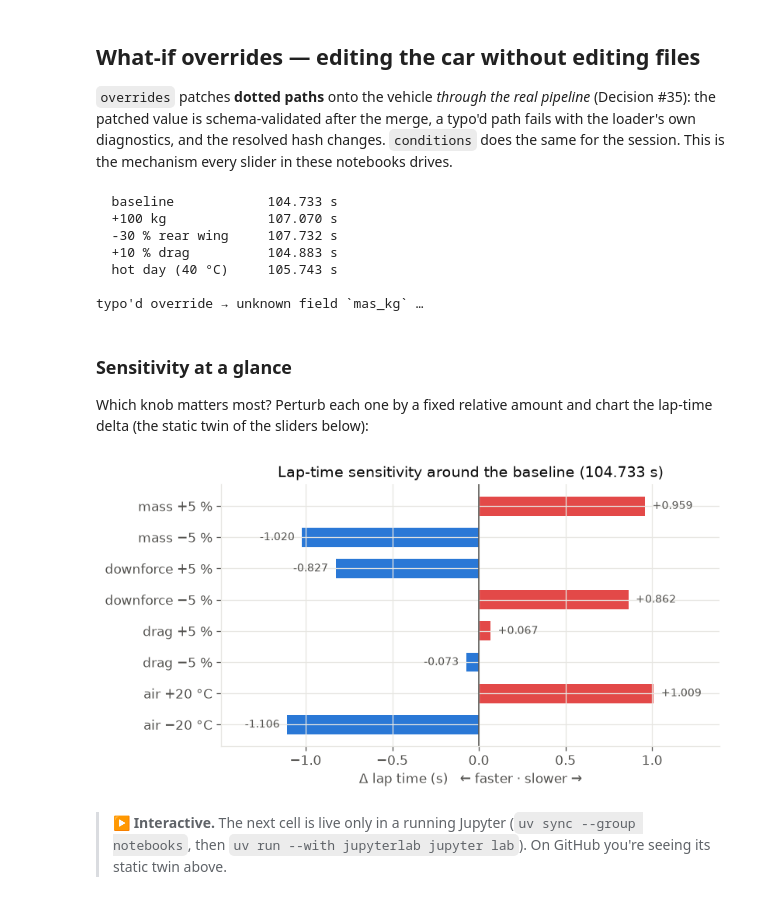
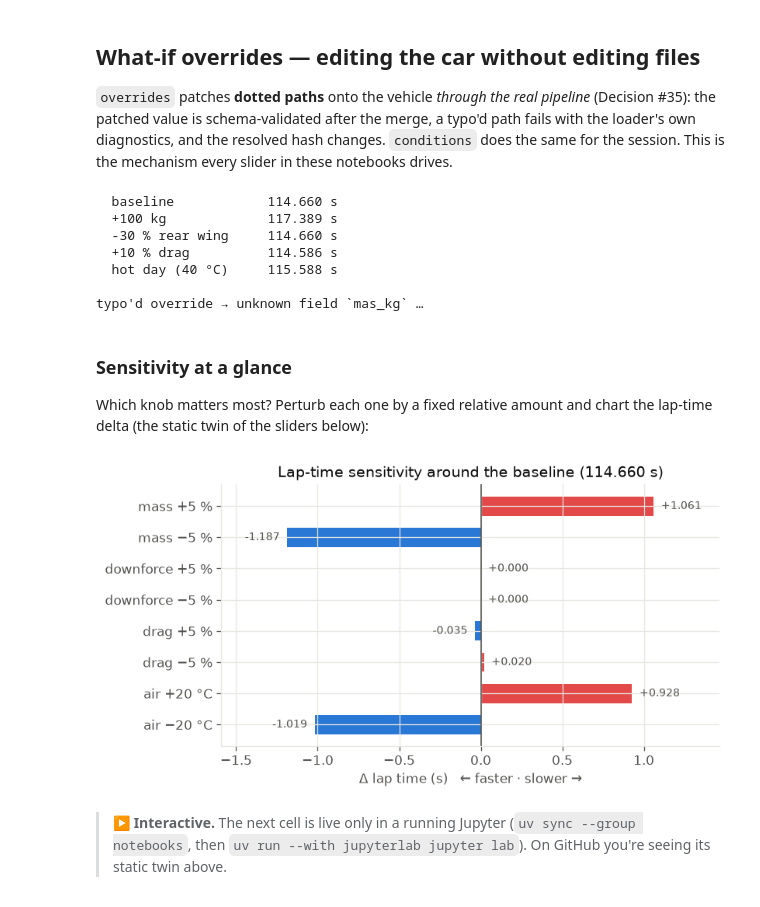
Before and after one commit to KMoula30/outlap, a Jupyter notebook: notebooks/01_car_as_data.ipynb, the cells around one changed output. Drawn from its saved outputs; the diff is of its cells as text; code cells hidden in the pictures.

```diff
--- a/notebooks/01_car_as_data.ipynb
+++ b/notebooks/01_car_as_data.ipynb
@@ -25,6 +25,12 @@ def _find_root(start: Path) -> Path:
 
 
 ROOT = _find_root(Path.cwd())
+
+# CI-speed solver pin for this notebook's parameter sweeps: every distinct override/conditions
+# combination is a new resolved car and regenerates its g-g-g-v envelope (the cold assembly step),
+# so the sweeps here run the point-mass tier on a coarse envelope. The production default
+# (tier t1, 40x25x7 grid) is what `solve_lap_dataset(...)` gives with no arguments.
+FAST = dict(tier="t0", sim={"envelope": {"v_points": 8, "ax_points": 7, "g_normal_points": 2}})
 
 # Validated reference palette (light mode) — same style as the tour notebook.
 INK, INK2, GRID = "#0b0b0b", "#52514e", "#e7e6e2"
@@ -157,7 +163,7 @@ experiments = {
     "hot day (40 °C)": {"conditions": {"air": {"temperature_c": 40.0}}},
 }
 for label, kw in experiments.items():
-    lap = solve_lap_dataset(VEH, track, **kw)
+    lap = solve_lap_dataset(VEH, track, **kw, **FAST)
     print(f"  {label:18s} {lap.attrs['lap_time_s']:8.3f} s")
 
 # A typo'd path is an error, not a silent no-op:
@@ -166,11 +172,11 @@ try:
 except ValueError as e:
     print("\ntypo'd override →", str(e).splitlines()[0][:90], "…")
 # %% [output]
-  baseline            104.733 s
-  +100 kg             107.070 s
-  -30 % rear wing     107.732 s
-  +10 % drag          104.883 s
-  hot day (40 °C)     105.743 s
+  baseline            114.660 s
+  +100 kg             117.389 s
+  -30 % rear wing     114.660 s
+  +10 % drag          114.586 s
+  hot day (40 °C)     115.588 s
 
 typo'd override → unknown field `mas_kg` …
 # %% [markdown]
@@ -179,38 +185,38 @@ typo'd override → unknown field `mas_kg` …
 Which knob matters most? Perturb each one by a fixed relative amount and chart the lap-time
 delta (the static twin of the sliders below):
 # %%
-base_t = solve_lap_dataset(VEH, track).attrs["lap_time_s"]
+base_t = solve_lap_dataset(VEH, track, **FAST).attrs["lap_time_s"]
 levers = [
     ("mass +5 %", {"overrides": {"chassis.mass_kg": m0 * 1.05}}),
     ("mass −5 %", {"overrides": {"chassis.mass_kg": m0 * 0.95}}),
     ("downforce +5 %", {"overrides": {"aero.constant.cz_front_a_m2": czf0 * 1.05,
                                       "aero.constant.cz_rear_a_m2": czr0 * 1.05}}),
     ("downforce −5 %", {"overrides": {"aero.constant.cz_front_a_m2": czf0 * 0.95,
                                       "aero.constant.cz_rear_a_m2": czr0 * 0.95}}),
     ("drag +5 %", {"overrides": {"aero.constant.cx_a_m2": cx0 * 1.05}}),
     ("drag −5 %", {"overrides": {"aero.constant.cx_a_m2": cx0 * 0.95}}),
     ("air +20 °C", {"conditions": {"air": {"temperature_c": 40.0}}}),
     ("air −20 °C", {"conditions": {"air": {"temperature_c": 0.0}}}),
 ]
-deltas = [solve_lap_dataset(VEH, track, **kw).attrs["lap_time_s"] - base_t for _, kw in levers]
+deltas = [solve_lap_dataset(VEH, track, **kw, **FAST).attrs["lap_time_s"] - base_t for _, kw in levers]
 
 fig, ax = plt.subplots(figsize=(7.2, 3.9))
 ypos = np.arange(len(levers))[::-1]
 colors = [RED if d > 0 else BLUE for d in deltas]
 ax.barh(ypos, deltas, color=colors, height=0.62)
 ax.axvline(0, color=INK2, lw=1)
 ax.set_yticks(ypos, [n for n, _ in levers])
 ax.set_xlabel("Δ lap time (s)   ← faster · slower →")
 ax.set_title(f"Lap-time sensitivity around the baseline ({base_t:.3f} s)")
 ax.margins(x=0.18)
 for yp, d in zip(ypos, deltas):
     ax.annotate(f"{d:+.3f}", (d, yp), xytext=(6 if d >= 0 else -6, 0),
                 textcoords="offset points", va="center",
                 ha="left" if d >= 0 else "right", color=INK2, fontsize=9)
 plt.tight_layout()
 plt.show()
 # %% [output]
-[figure, old version]
+[figure, new version]
 # %% [markdown]
 > **▶ Interactive.** The next cell is live only in a running Jupyter (`uv sync --group notebooks`,
 > then `uv run --with jupyterlab jupyter lab`). On GitHub you're seeing its static twin above.
```
Also changed, not shown: parts of 2 cells of this notebook, 4 other files.
